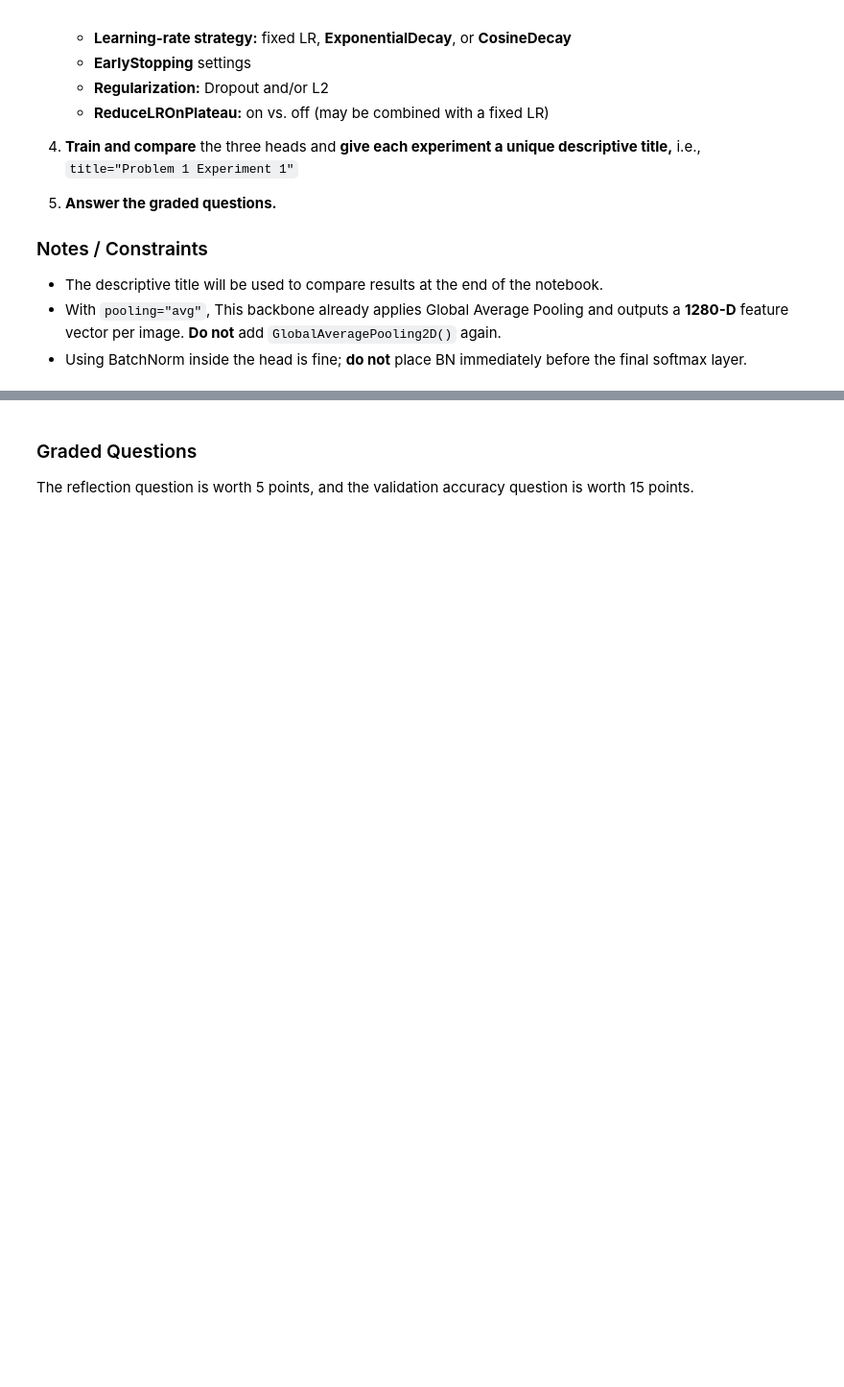
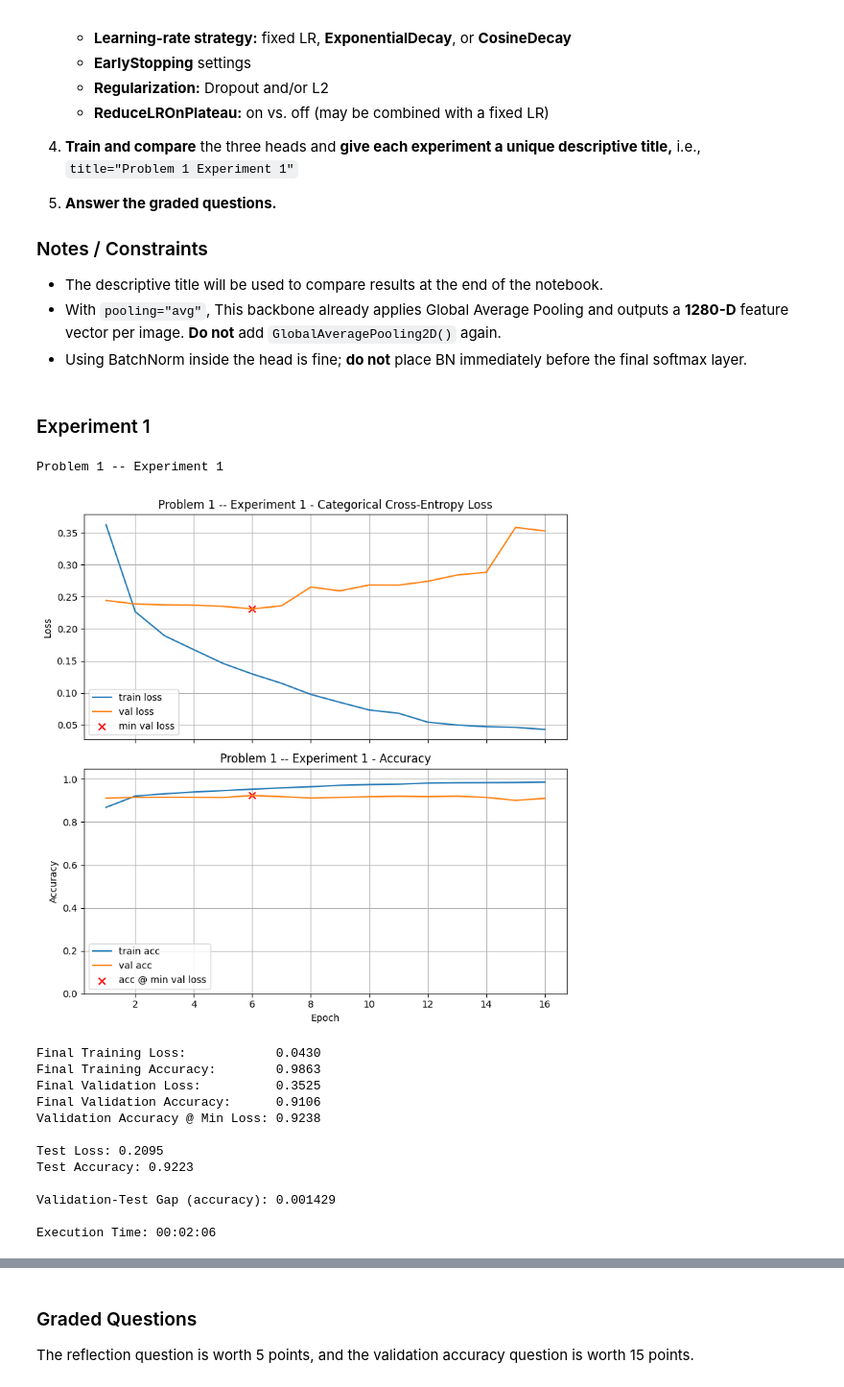
Before and after one commit to mwan30/Mod-7-Homework, a Jupyter notebook: Homework_05.ipynb, the cells around one changed output, grey strips where cells are left out. Shown at 96% size. Saved outputs shown, nothing was run; the diff lists cells and outputs as text; code cells hidden in the pictures; blank space fills up the shorter version.

```diff
--- a/Homework_05.ipynb
+++ b/Homework_05.ipynb
@@ -471,5 +485,33 @@ base = make_base_pooled()  # default: trainable=False
 * The descriptive title will be used to compare results at the end of the notebook.
 * With `pooling="avg"`, This backbone already applies Global Average Pooling and outputs a **1280-D** feature vector per image. **Do not** add `GlobalAveragePooling2D()` again.
 * Using BatchNorm inside the head is fine; **do not** place BN immediately before the final softmax layer.
+# %% [markdown]
+### Experiment 1
 # %%
 # Your code here; add as many cells as you need
+
+exp1_model = make_base_model_pooled()
+
+model1 = models.Sequential([
+    exp1_model,
+    Dense(256, activation='relu'),
+    Dropout(0.3),
+    Dense(num_classes, activation='softmax')
+])
+
+train_and_test(model1, title="Problem 1 -- Experiment 1")
+# %% [output]
+Problem 1 -- Experiment 1
+[figure, added]
+Final Training Loss:            0.0430
+Final Training Accuracy:        0.9863
+Final Validation Loss:          0.3525
+Final Validation Accuracy:      0.9106
+Validation Accuracy @ Min Loss: 0.9238
+
+Test Loss: 0.2095
+Test Accuracy: 0.9223
+
+Validation-Test Gap (accuracy): 0.001429
+
+Execution Time: 00:02:06
```
Also changed, not shown: parts of 21 cells of this notebook.
